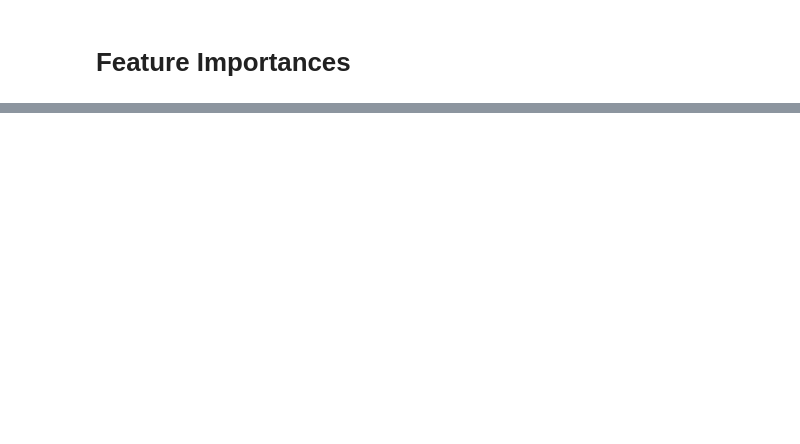
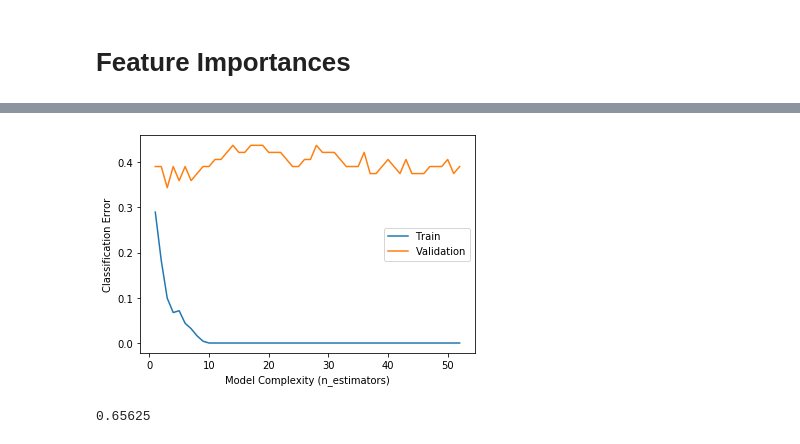
Before and after one commit to Faraaztqureshi/DS-Unit-2-Applied-Modeling, a Jupyter notebook: Unit 2 Build Week Project.ipynb, the cells around one changed output, grey strips where cells are left out. Cells and saved outputs as stored; diff of their text form; code cells hidden in the pictures; blank space fills up the shorter version.

Commit message:
Day 3 work
-added eli5 feature permutation table
-used XGBoostClassifier

```diff
--- a/Unit 2 Build Week Project.ipynb
+++ b/Unit 2 Build Week Project.ipynb
@@ -832,0 +992,11 @@ feature_importances
+# %%
+## use the xgboost classifier
+
+from xgboost import XGBClassifier
+
+pipeline = make_pipeline(
+    ce.OrdinalEncoder(),
+    XGBClassifier(n_estimators=100, random_state=14, n_jobs=-1)
+)
+
+pipeline.fit(X_train2, y_train2)
@@ -832,0 +1029,21 @@ feature_importances
+# %%
+## hyperparameter tuning for Xgboost classifier
+# fit_transfom on train, transform on val
+encoder = ce.OrdinalEncoder()
+X_train_encoded = encoder.fit_transform(X_train2)
+X_val_encoded = encoder.transform(X_val2)
+
+model = XGBClassifier(
+    n_estimators=1000,  # <= 1000 trees, depends on early stopping
+    max_depth=5,        # try deeper trees because of high cardinality categoricals
+    learning_rate=0.5,  # try higher learning rate
+    n_jobs=-1
+)
+
+eval_set = [(X_train_encoded, y_train2),
+            (X_val_encoded, y_val2)]
+
+model.fit(X_train_encoded, y_train2,
+          eval_set=eval_set,
+          eval_metric='merror',
+          early_stopping_rounds=50) # Stop if the score hasn't improved in 50 rounds
@@ -832,0 +1075,19 @@ feature_importances
+# %%
+## visualize the hyperparameter tuning process
+
+results = model.evals_result()
+train_error = results['validation_0']['merror']
+val_error = results['validation_1']['merror']
+epoch = range(1, len(train_error)+1)
+plt.plot(epoch, train_error, label='Train')
+plt.plot(epoch, val_error, label='Validation')
+plt.ylabel('Classification Error')
+plt.xlabel('Model Complexity (n_estimators)')
+plt.legend();
+# %% [output]
+[figure, added]
+# %%
+## new model accuracy
+1 - 0.34375
+# %% [output]
+0.65625
```
Also changed, not shown: parts of 44 cells of this notebook.
